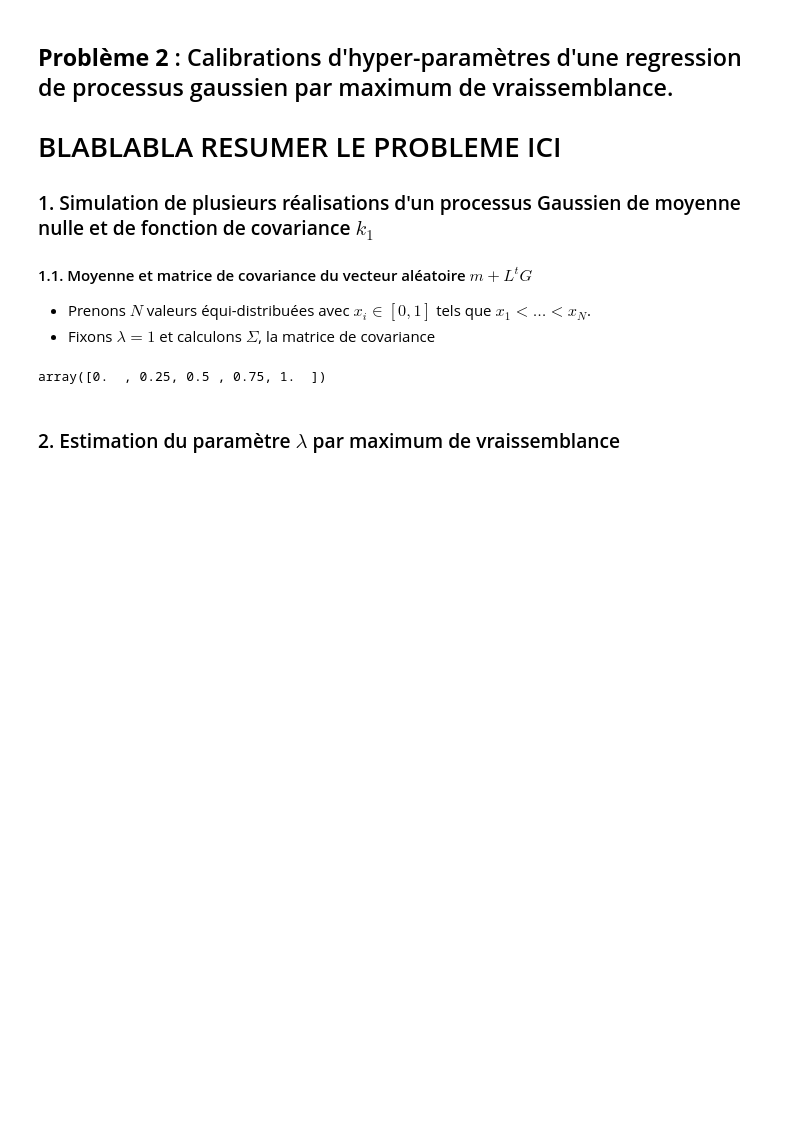
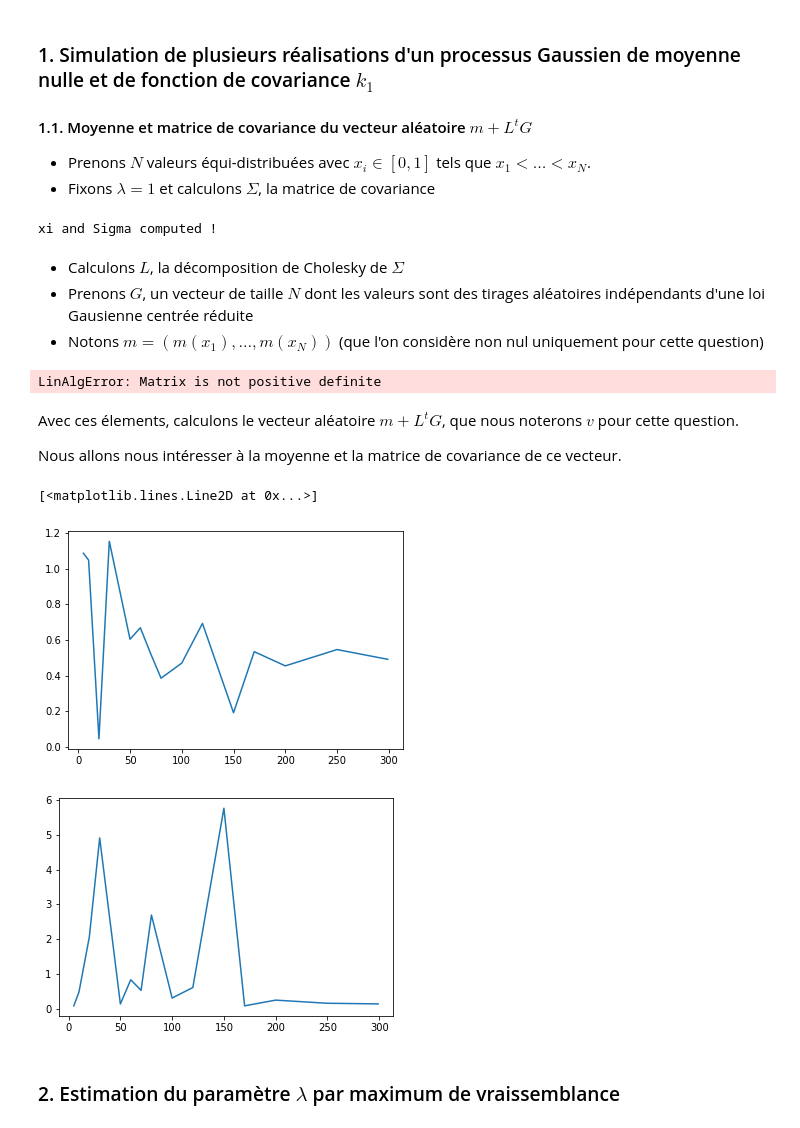
Before and after one commit to Aympab/Projet_Probas_Stats, a Jupyter notebook: probleme2.ipynb, the cells around one changed output. Cells and saved outputs as stored; diff of their text form; code cells hidden in the pictures; blank space fills up the shorter version.

Commit message:
computed m + L.T@G

```diff
--- a/probleme2.ipynb
+++ b/probleme2.ipynb
@@ -10,19 +10,85 @@ Populating the interactive namespace from numpy and matplotlib
+# %%
+def cov_k(x0, x1, lambd = 1) :
+    return (1+ ((x0 - x1)/lambd) + (((x0-x1)**2)/(3*(lambd**2)))) * exp(-((x0-x1)/lambd))
+
+def compute_cov_sigma(x, lambd = 1) :
+    return np.array([[cov_k(xi, xj, lambd) for xj in x] for xi in x])
 # %% [markdown]
-## **Problème 2** : Calibrations d'hyper-paramètres d'une regression de processus gaussien par maximum de vraissemblance.
-# BLABLABLA RESUMER LE PROBLEME ICI
 ### 1. Simulation de plusieurs réalisations d'un processus Gaussien de moyenne nulle et de fonction de covariance $k_1$
 ####    1.1. Moyenne et matrice de covariance du vecteur aléatoire $m + L^tG$
 - Prenons $N$ valeurs équi-distribuées avec $x_i \in [0,1]$ tels que $x_1 < \dots < x_N$.
 - Fixons $\lambda = 1$ et calculons $\Sigma$, la matrice de covariance
 # %%
-N = 5
+N = 300
+
+_out = True
+if N > 50 :
+    _out = False
+
 lambd = 1
 
 #To get N numbers evenly spread between 0 and 1, linspace() from numpy
 xi = np.linspace(0, 1, N)
+sigma = compute_cov_sigma(xi)
 
-xi
+if(_out) :
+    print("xi : ", xi.round(2))
+    print("Sigma :")
+    print(sigma.round(3))
+else:
+    print("xi and Sigma computed !")
 # %% [output]
-array([0.  , 0.25, 0.5 , 0.75, 1.  ])
+xi and Sigma computed !
+# %% [markdown]
+- Calculons $L$, la décomposition de Cholesky de $\Sigma$
+- Prenons $G$, un vecteur de taille $N$ dont les valeurs sont des tirages aléatoires indépendants d'une loi Gausienne centrée réduite
+- Notons $m = (m(x_1), \dots, m(x_N))$ (que l'on considère non nul uniquement pour cette question)
+# %%
+L = la.cholesky(sigma)
+
+G = np.random.normal(0, 1, N)
+
+m = xi
+
+if _out :
+    print("L :\n", L.round(2))
+    print("G :\n", G.round(2))
+    print("m :\n", m.round(2))
+else :
+    print("L, G and m computed !")
+# %% [output]
+LinAlgError: Matrix is not positive definite
+# %% [markdown]
+Avec ces élements, calculons le vecteur aléatoire *$m + L^tG$*, que nous noterons $v$ pour cette question.
+
+Nous allons nous intéresser à la moyenne et la matrice de covariance de ce vecteur.
+# %%
+v = m + (L.T @ G)
+
+ns = [5, 10, 20, 30, 50, 60, 70, 80, 100, 120, 150, 170, 200, 250, 299]
+means = []
+covs  = []
+
+for n in ns :
+    xi = np.linspace(0, 1, n)
+    sigma = compute_cov_sigma(xi)
+    L = la.cholesky(sigma)
+    G = np.random.normal(0, 1, n)
+    m = xi
+    v = m + (L.T @ G)
+
+    means.append(np.mean(v))
+    covs.append(np.cov(v))
+
+
+plt.figure("Means")
+plt.plot(ns, means)
+
+plt.figure("Covs")
+plt.plot(ns, covs)
+# %% [output]
+[<matplotlib.lines.Line2D at 0x...>]
+[figure, added]
+[figure, added]
 # %% [markdown]
 ### 2. Estimation du paramètre $\lambda$ par maximum de vraissemblance
```
Also changed, not shown: parts of 2 cells of this notebook.
